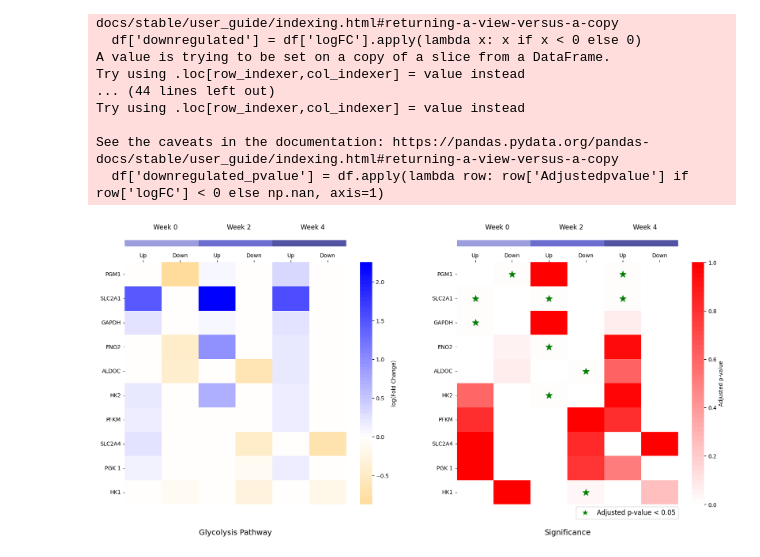
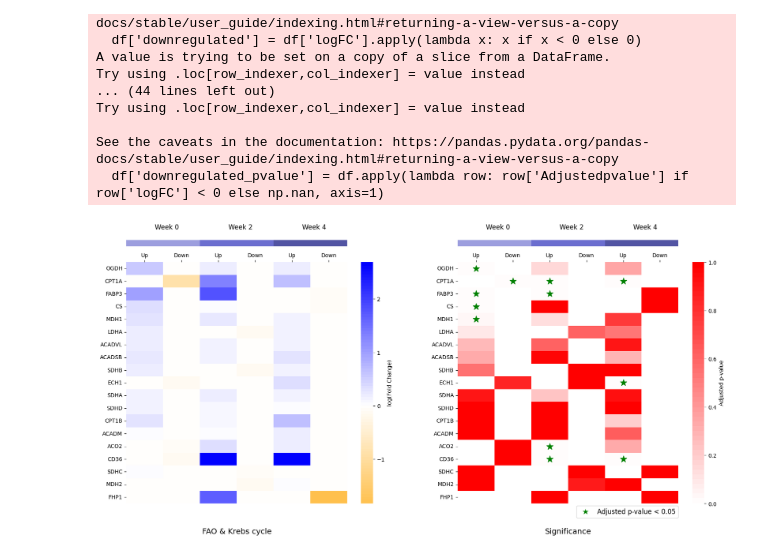
Before and after one commit to akanksha-sachan/ERCC1_iPSC_analysis, a Jupyter notebook: heatmap_plots.ipynb, the cells around one changed output. Cells and saved outputs as stored; diff of their text form; code cells hidden in the pictures.

```diff
--- a/heatmap_plots.ipynb
+++ b/heatmap_plots.ipynb
@@ -176,9 +176,9 @@ def prepare_data(df, timepoint):
     return df_up, df_down
 # %%
 # Prepare data for each timepoint
-k0w0_up, k0w0_down = prepare_data(glycolysis_K0W0, 'K0W0')
-k2w2_up, k2w2_down = prepare_data(glycolysis_K2W2, 'K2W2')
-k4w4_up, k4w4_down = prepare_data(glycolysis_K4W4, 'K4W4')
+k0w0_up, k0w0_down = prepare_data(FAO_K0W0, 'K0W0')
+k2w2_up, k2w2_down = prepare_data(FAO_K2W2, 'K2W2')
+k4w4_up, k4w4_down = prepare_data(FAO_K4W4, 'K4W4')
 
 # Merge data into a single DataFrame for fold change
 merged_df = pd.merge(k0w0_up[['gene_ID', 'K0W0_up']], k0w0_down[['gene_ID', 'K0W0_down']], on='gene_ID')
@@ -244,7 +244,7 @@ fig, axes = plt.subplots(nrows=1, ncols=2, figsize=(20, 8))
 
 # Fold change heatmap
 ax1 = sns.heatmap(merged_df, cmap=custom_cmap, center=0, cbar_kws={'label': 'log(Fold Change)'}, ax=axes[0])
-ax1.set_xlabel('Glycolysis Pathway', fontsize=14)
+ax1.set_xlabel('FAO & Krebs cycle', fontsize=14)
 ax1.xaxis.tick_top()
 ax1.set_ylabel('')
 ax1.set_yticklabels(ax1.get_yticklabels(), rotation=0)
@@ -279,31 +279,31 @@ for idx, (start, end) in enumerate([(0, 2), (2, 4), (4, 6)]):
         (axes[1].get_position().x0 + start / number_of_columns_in_heatmap * (axes[1].get_position().width), bar_y_position),
         (end-start) / number_of_columns_in_heatmap * (axes[1].get_position().width), bar_height,
         linewidth=1, edgecolor=None, facecolor=colors_for_bars[idx], transform=fig.transFigure, clip_on=False
     )])
 
 # Add week labels on top for both heatmaps
 for start, end, label in week_labels_positions:
     fig.text(
         (axes[0].get_position().x0 + axes[0].get_position().width * (start + end) / 2 / number_of_columns_in_heatmap),
         label_y_position, label, ha='center', va='bottom', fontsize=12, transform=fig.transFigure
     )
     fig.text(
         (axes[1].get_position().x0 + axes[1].get_position().width * (start + end) / 2 / number_of_columns_in_heatmap),
         label_y_position, label, ha='center', va='bottom', fontsize=12, transform=fig.transFigure
     )
 
 # Adjust x-axis label position below the heatmap
 ax1.xaxis.set_label_coords(0.5, -0.1, transform=ax1.transAxes)
 ax2.xaxis.set_label_coords(0.5, -0.1, transform=ax2.transAxes)
 
 # Plot stars for significant points
 for y, x in zip(*significant_points):
     ax2.scatter(x + 0.5, y + 0.5, marker='*', color='green', s=150, zorder = 5)
 # Create a custom legend for the star markers
 star_patch = mpl.lines.Line2D([0], [0], marker='*', color='w', label='Adjusted p-value < 0.05', markerfacecolor='green', markersize=15)
 # Add the legend to the significance plot
 ax2.legend(handles=[star_patch], loc='lower right', fontsize=12, bbox_to_anchor=(1.0, -0.06), borderaxespad=0.)
 
 plt.show()
 # %% [output]
-[figure, old version]
+[figure, new version]
```
